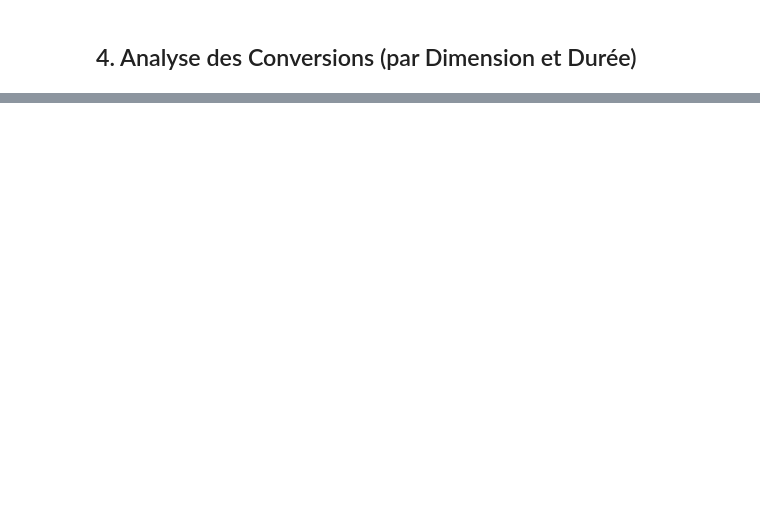
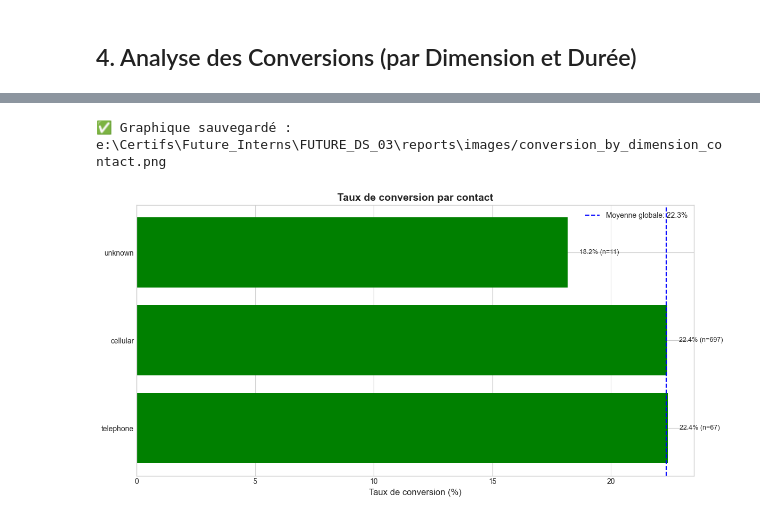
Before and after one commit to Jodm0007/FUTURE_DS_03, a Jupyter notebook: notebooks/02_funnel_analysis.ipynb, the cells around one changed output, grey strips where cells are left out. Cells and saved outputs as stored; diff of their text form; code cells hidden in the pictures; blank space fills up the shorter version.

```diff
--- a/notebooks/02_funnel_analysis.ipynb
+++ b/notebooks/02_funnel_analysis.ipynb
@@ -100,0 +115,5 @@ if df_clean is not None:
+# %%
+plot_conversion_by_dimension(df_clean, dimension='contact', top_n=3, save_path=f"{IMAGES_PATH}/conversion_by_dimension_contact.png")
+# %% [output]
+✅ Graphique sauvegardé : e:\Certifs\Future_Interns\FUTURE_DS_03\reports\images/conversion_by_dimension_contact.png
+[figure, added]
```
Also changed, not shown: parts of 18 cells of this notebook, 20 other files.
